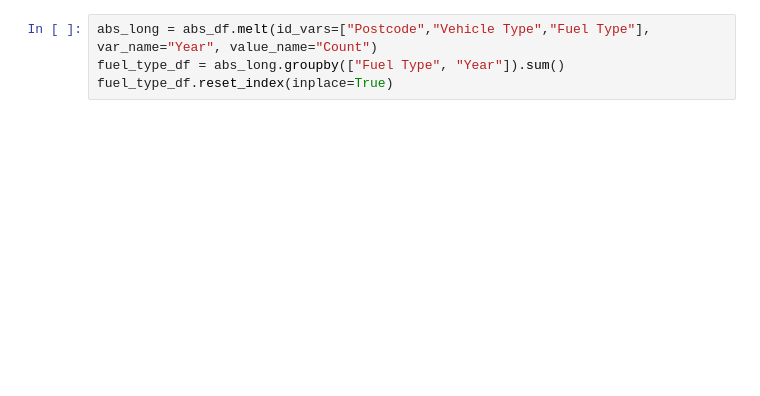
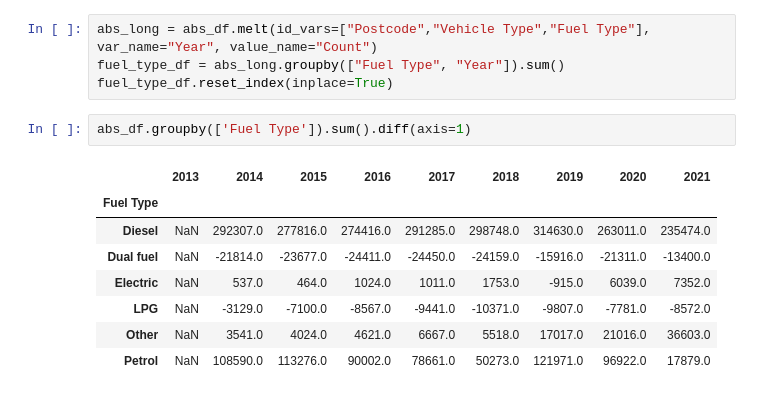
Before and after one commit to csiro-energy-systems/demand-forecasting, a Jupyter notebook: notebooks/process_abs_data.ipynb, the cells around one changed output. Drawn from its saved outputs; the diff is of its cells as text; blank space fills up the shorter version.

```diff
--- a/notebooks/process_abs_data.ipynb
+++ b/notebooks/process_abs_data.ipynb
@@ -86,3 +159,14 @@ abs_df = get_abs_data()
 abs_long = abs_df.melt(id_vars=["Postcode","Vehicle Type","Fuel Type"], var_name="Year", value_name="Count")
 fuel_type_df = abs_long.groupby(["Fuel Type", "Year"]).sum()
 fuel_type_df.reset_index(inplace=True)
+# %%
+abs_df.groupby(['Fuel Type']).sum().diff(axis=1)
+# %% [output]
+|  | 2013 | 2014 | 2015 | 2016 | 2017 | 2018 | 2019 | 2020 | 2021 |
+| Fuel Type |  |  |  |  |  |  |  |  |  |
+| Diesel | NaN | 292307.0 | 277816.0 | 274416.0 | 291285.0 | 298748.0 | 314630.0 | 263011.0 | 235474.0 |
+| Dual fuel | NaN | -21814.0 | -23677.0 | -24411.0 | -24450.0 | -24159.0 | -15916.0 | -21311.0 | -13400.0 |
+| Electric | NaN | 537.0 | 464.0 | 1024.0 | 1011.0 | 1753.0 | -915.0 | 6039.0 | 7352.0 |
+| LPG | NaN | -3129.0 | -7100.0 | -8567.0 | -9441.0 | -10371.0 | -9807.0 | -7781.0 | -8572.0 |
+| Other | NaN | 3541.0 | 4024.0 | 4621.0 | 6667.0 | 5518.0 | 17017.0 | 21016.0 | 36603.0 |
+| Petrol | NaN | 108590.0 | 113276.0 | 90002.0 | 78661.0 | 50273.0 | 121971.0 | 96922.0 | 17879.0 |
```
Also changed, not shown: parts of 12 cells of this notebook, 5 other files.
